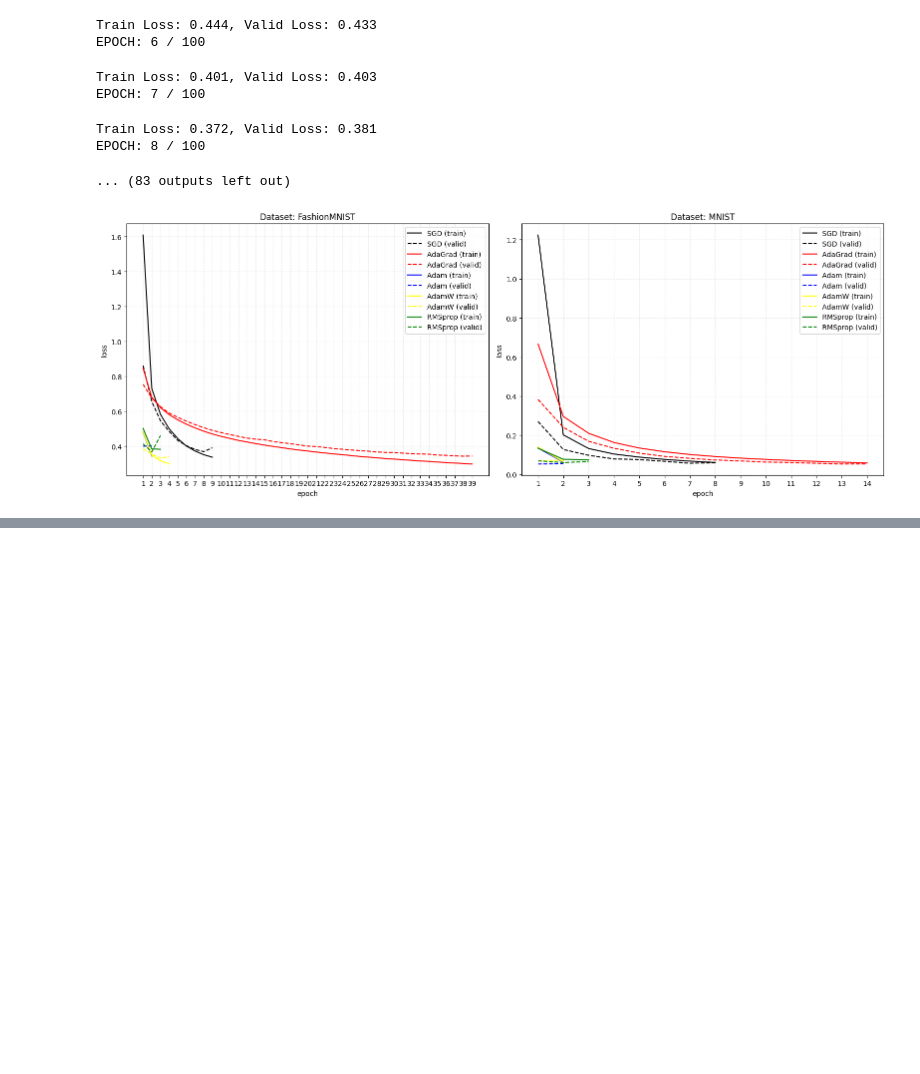
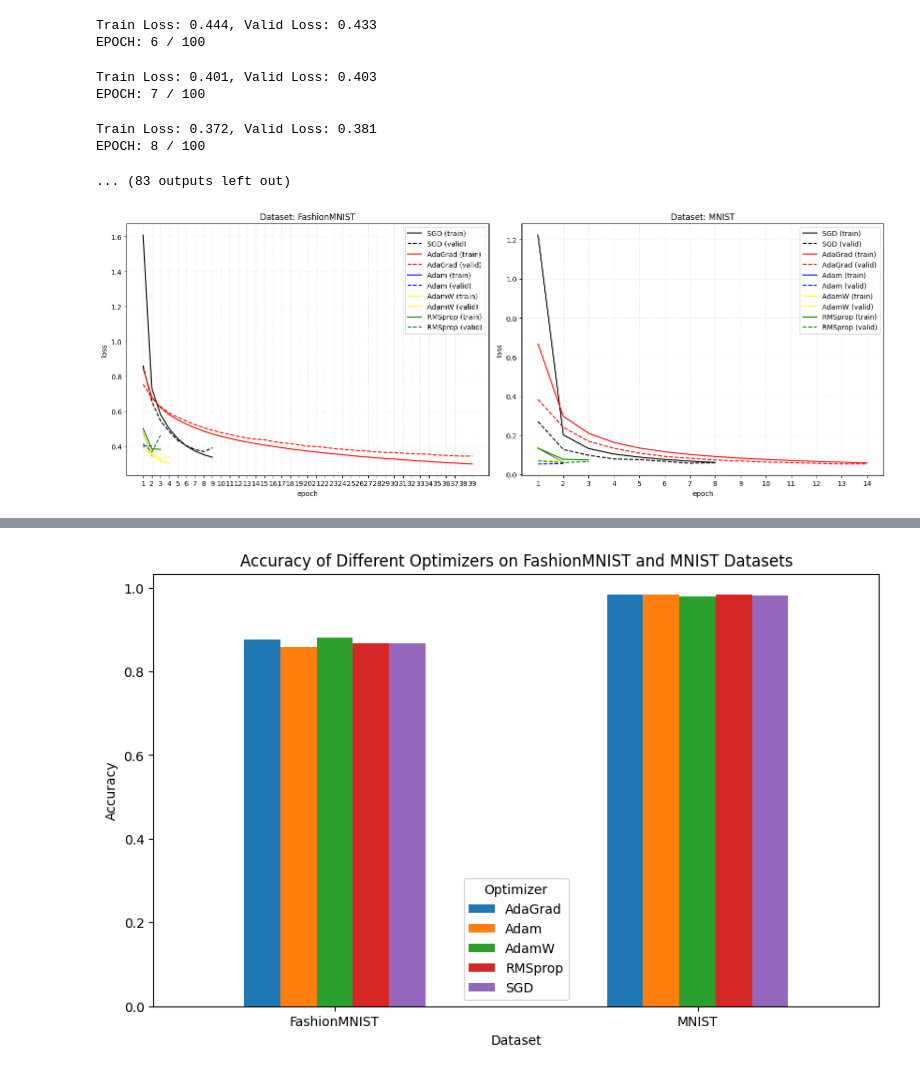
Before and after one commit to a-pralat/TUM-miniproject, a Jupyter notebook: main.ipynb, the cells around one changed output, grey strips where cells are left out. Saved outputs shown, nothing was run; the diff lists cells and outputs as text; code cells hidden in the pictures; blank space fills up the shorter version.

Commit message:
added accuracy

```diff
--- a/main.ipynb
+++ b/main.ipynb
@@ -40,13 +51,17 @@ datasets = {
 }
 # %%
 device = torch.device(
-    "mps" if torch.backends.mps.is_available() else ("cuda" if torch.cuda.is_available() else "cpu")
+    "mps"
+    if torch.backends.mps.is_available()
+    else ("cuda" if torch.cuda.is_available() else "cpu")
 )
 print(device)
 
 
 class CNNClassifier(nn.Module):
-    def __init__(self, number_of_channels: int = 1, number_of_classes: int = 10) -> None:
+    def __init__(
+        self, number_of_channels: int = 1, number_of_classes: int = 10
+    ) -> None:
         super().__init__()
         self.conv1 = nn.Conv2d(number_of_channels, 6, 5)
         self.pool = nn.MaxPool2d(2, 2)
@@ -153,7 +168,8 @@ for dataset_name, dataset in datasets.items():
                 if not os.path.exists(MODEL_PATH):
                     os.makedirs(MODEL_PATH)
                 torch.save(
-                    model.state_dict(), f"{MODEL_PATH}/{dataset_name}_{optimizer_name}_model.pth"
+                    model.state_dict(),
+                    f"{MODEL_PATH}/{dataset_name}_{optimizer_name}_model.pth",
                 )
             else:
                 print(
@@ -208,7 +224,9 @@ colors = ["black", "red", "blue", "yellow", "green"]
 for dataset_idx, (dataset_name, dataset) in enumerate(datasets.items()):
     max_epochs = 0
     for optimizer_idx, (optimizer_name, optimizer) in enumerate(optimizers.items()):
-        results_df = pd.read_csv(f"{RESULT_PATH}/{dataset_name}_{optimizer_name}_results.csv")
+        results_df = pd.read_csv(
+            f"{RESULT_PATH}/{dataset_name}_{optimizer_name}_results.csv"
+        )
         ax[dataset_idx].plot(
             results_df["epoch"] + 1,
             results_df["train_loss"],
@@ -270,7 +288,11 @@ for dataset_name, dataset in datasets.items():
 
     for optimizer_name in optimizers:
         model = CNNClassifier()
-        model.load_state_dict(torch.load(f"{MODEL_PATH}/{dataset_name}_{optimizer_name}_model.pth"))
+        model.load_state_dict(
+            torch.load(
+                f"{MODEL_PATH}/{dataset_name}_{optimizer_name}_model.pth", map_location=device
+            )
+        )
         model.to(device)
         model.eval()
 
@@ -311,0 +426,16 @@ DATASET: MNIST
+# %%
+grouped = results_df.pivot(index="dataset", columns="optimizer", values="accuracy")
+
+grouped.plot(kind="bar", figsize=(10, 6))
+
+plt.xlabel("Dataset")
+plt.ylabel("Accuracy")
+plt.title("Accuracy of Different Optimizers on FashionMNIST and MNIST Datasets")
+plt.xticks(rotation=0)
+plt.legend(title="Optimizer")
+
+
+plt.savefig(f"{RESULT_PATH}/plot_accuracy.png")
+plt.show()
+# %% [output]
+[figure, added]
```
Also changed, not shown: parts of 4 cells of this notebook, 1 other file.
